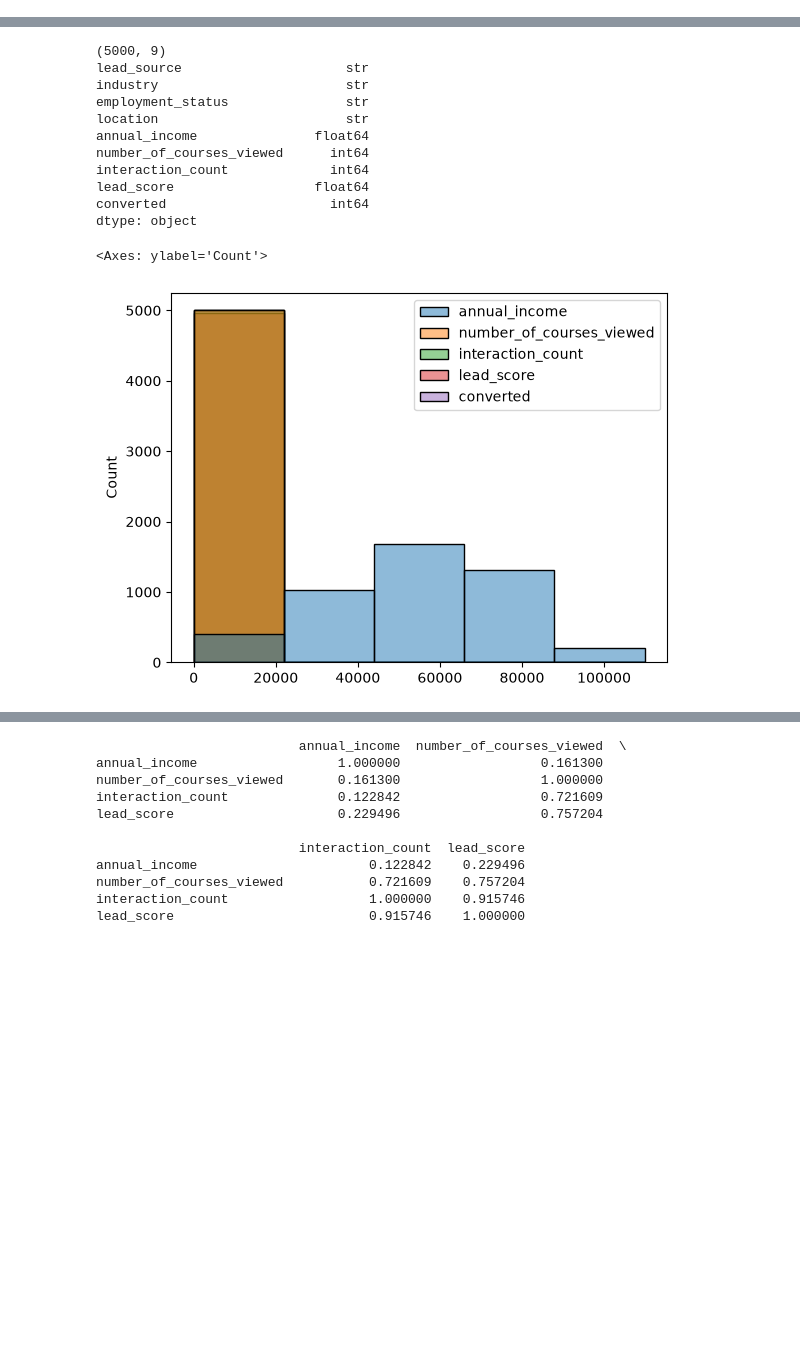
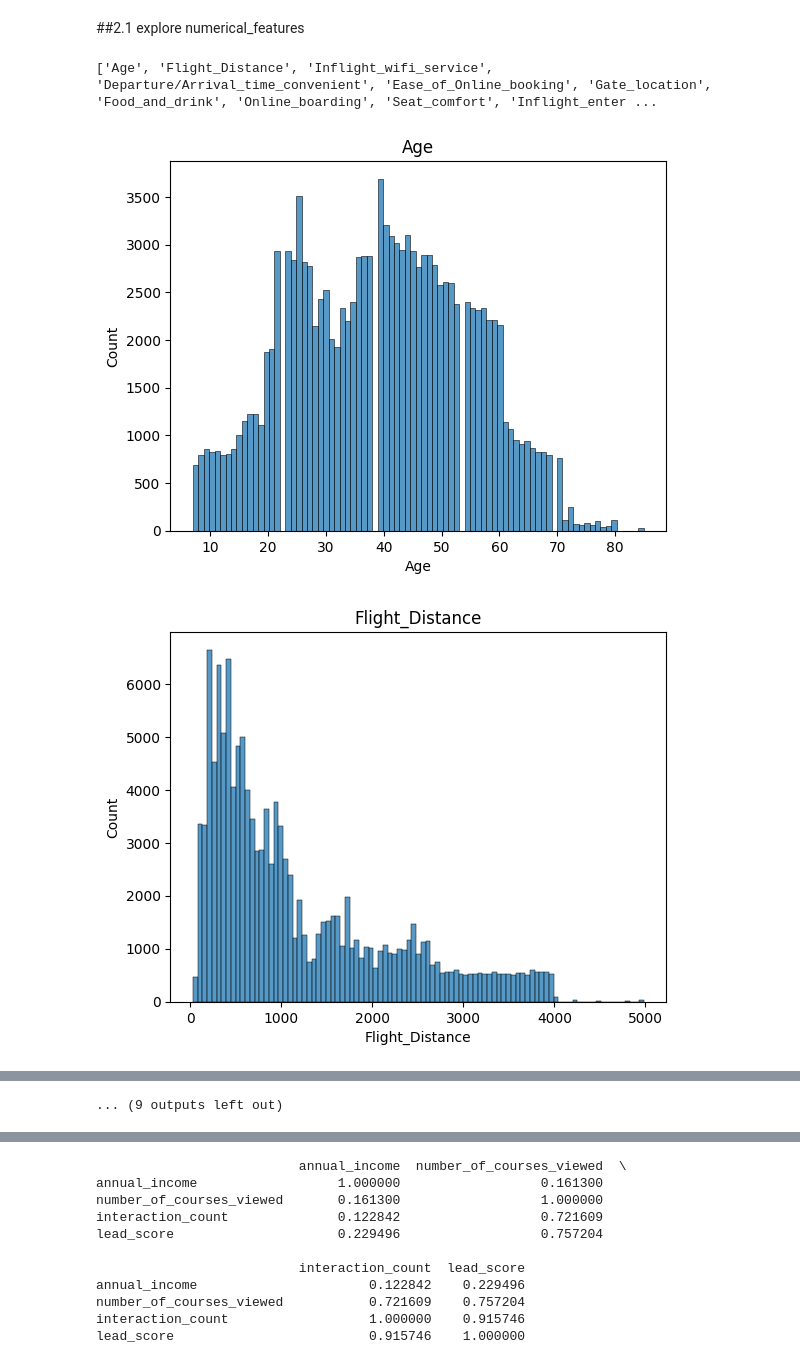
Before and after one commit to sjfjawe/Airline-Customer-Satisfaction-Prediction, a Jupyter notebook: notebook.ipynb, the cells around one changed output, grey strips where cells are left out. Saved outputs shown, nothing was run; the diff lists cells and outputs as text; code cells hidden in the pictures; blank space fills up the shorter version.

```diff
--- a/notebook.ipynb
+++ b/notebook.ipynb
@@ -16,0 +9,11 @@ df.head()
+# %%
+import pandas as pd
+
+splits = {'train': 'train.csv', 'test': 'test.csv'}
+
+df_train = pd.read_csv("hf://datasets/drukeroni/airline-satisfaction-analysis/" + splits["train"])
+df_test  = pd.read_csv("hf://datasets/drukeroni/airline-satisfaction-analysis/" + splits["test"])
+
+print(df_train.shape)
+print(df_test.shape)
+df_train.head()
@@ -16,0 +30,9 @@ df.head()
+# %%
+cols_to_drop = ['Unnamed: 0', 'id']
+
+df_train.drop(columns=cols_to_drop, inplace=True, errors='ignore')
+df_test.drop(columns=cols_to_drop, inplace=True, errors='ignore')
+
+df_whole = pd.concat([df_train, df_test], ignore_index=True)
+print(df_whole.shape)   # should show 100k + 26k
+df_whole.head()
@@ -16,0 +48,5 @@ df.head()
+# %%
+df_whole.columns = df_whole.columns.str.replace(' ', '_')
+df_test.columns = df_test.columns.str.replace(' ', '_')
+df_train.columns = df_train.columns.str.replace(' ', '_')
+print(df_whole.dtypes)
@@ -17,10 +97,22 @@ df.head()
+# %% [markdown]
+##2.1 explore numerical_features
+# %%
+numerical_features = df_whole.select_dtypes(include=['int64', 'float64']).columns.to_list()
+print(numerical_features)
+# %% [output]
+['Age', 'Flight_Distance', 'Inflight_wifi_service', 'Departure/Arrival_time_convenient', 'Ease_of_Online_booking', 'Gate_location', 'Food_and_drink', 'Online_boarding', 'Seat_comfort', 'Inflight_enter ...
 # %%
 import numpy as np
 import matplotlib.pyplot as plt
 import seaborn as sns
 %matplotlib inline
 
-print(np.shape(df))
-print(df.dtypes)
-sns.histplot(df, bins=5)
+for i in numerical_features:
+    sns.histplot(df_whole[i])
+    plt.title(i)
+    plt.show()
+
+sns.histplot(df_whole, bins=5)
 # %% [output]
+[figure, new version]
+[figure, added]
@@ -27,13 +129 @@ sns.histplot(df, bins=5)
-(5000, 9)
-lead_source                     str
-industry                        str
-employment_status               str
-location                        str
-annual_income               float64
-number_of_courses_viewed      int64
-interaction_count             int64
-lead_score                  float64
-converted                     int64
-dtype: object
+... (9 outputs left out)
-<Axes: ylabel='Count'>
-[figure, old version]
```
Also changed, not shown: parts of 22 cells of this notebook.
